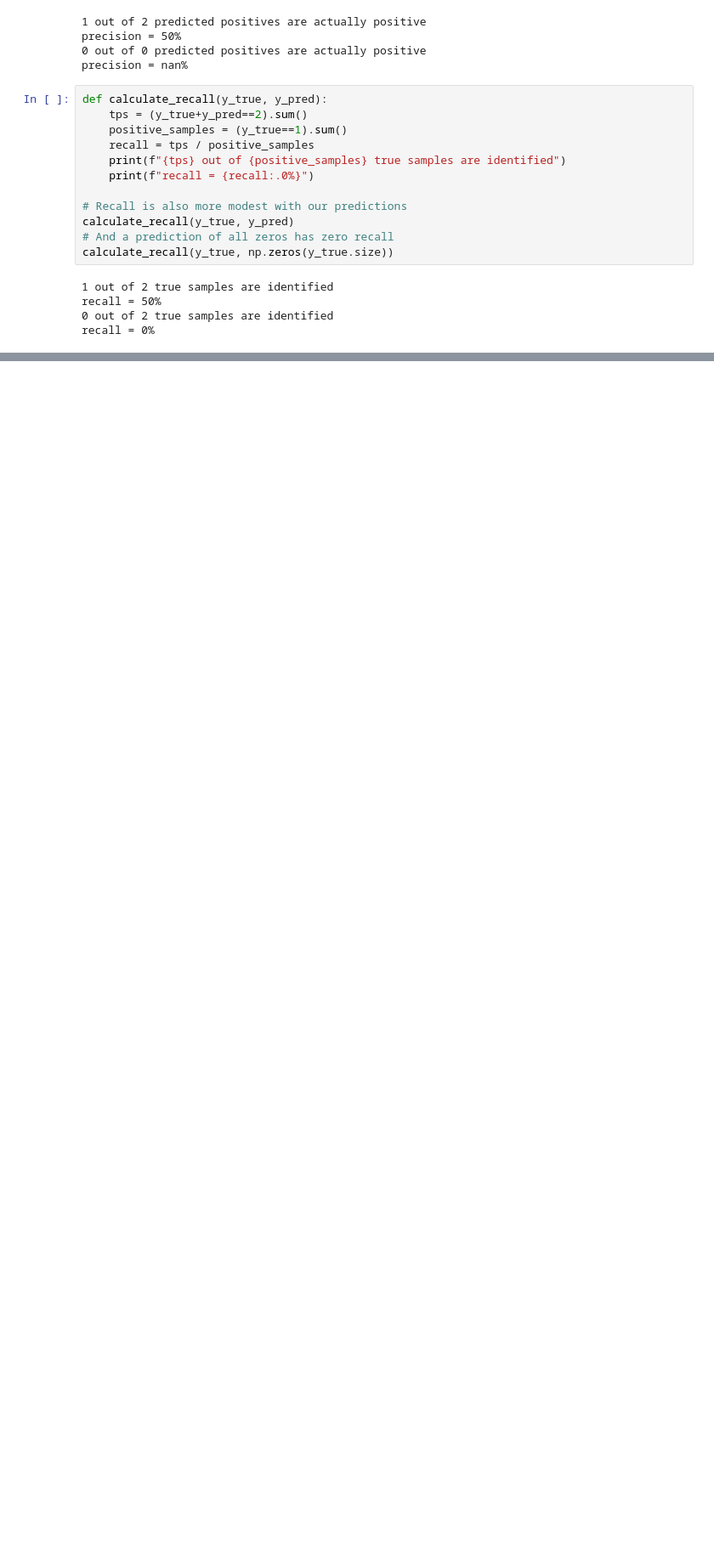
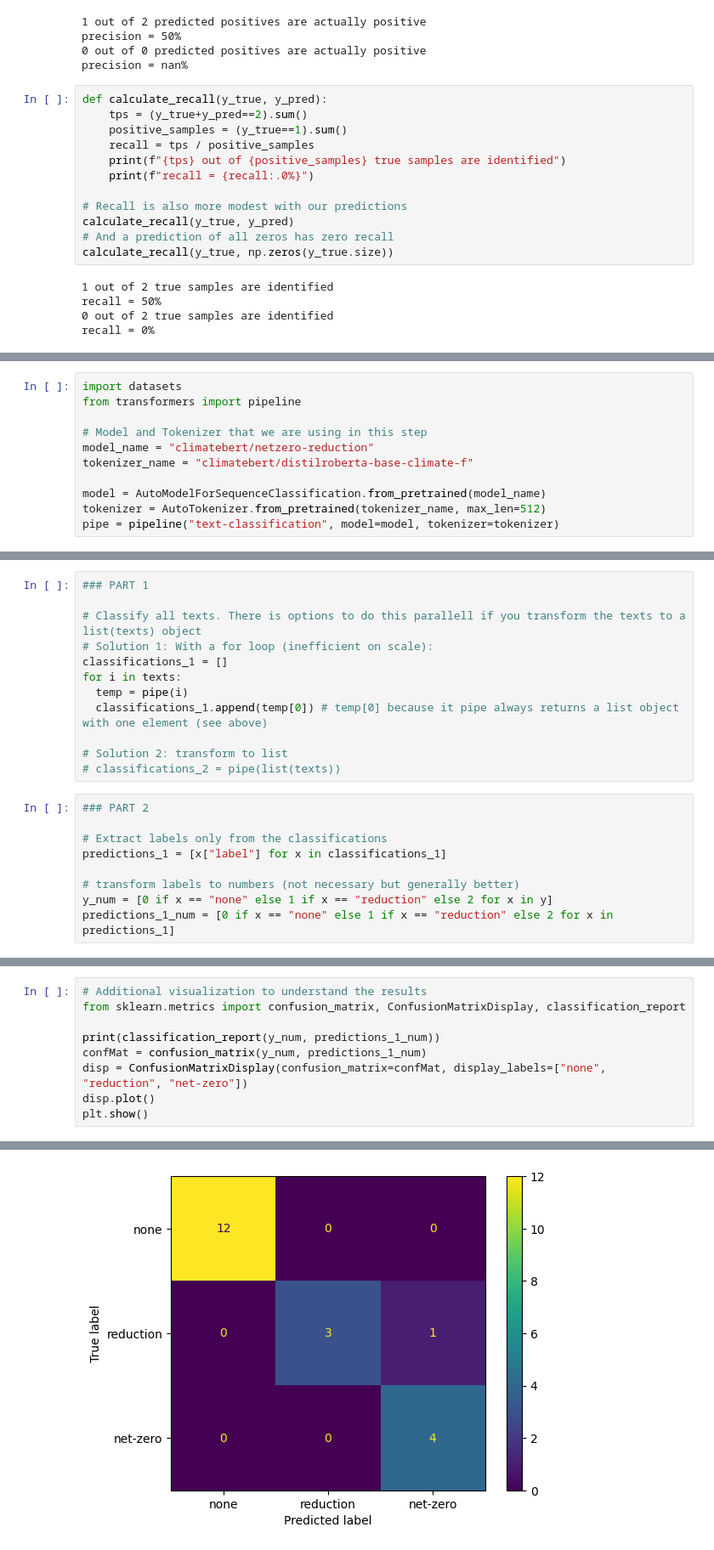
Before and after one commit to climatechange-ai-tutorials/nlp-policy-analysis, a Jupyter notebook: part1_evidence_synthesis.ipynb, the cells around one changed output, grey strips where cells are left out. Shown: that part at 85% size. Saved outputs shown, nothing was run; the diff lists cells and outputs as text; blank space fills up the shorter version.

```diff
--- a/part1_evidence_synthesis.ipynb
+++ b/part1_evidence_synthesis.ipynb
@@ -939,0 +1091,11 @@ recall = 0%
+# %%
+import datasets
+from transformers import pipeline
+
+# Model and Tokenizer that we are using in this step
+model_name = "climatebert/netzero-reduction"
+tokenizer_name = "climatebert/distilroberta-base-climate-f"
+
+model = AutoModelForSequenceClassification.from_pretrained(model_name)
+tokenizer = AutoTokenizer.from_pretrained(tokenizer_name, max_len=512)
+pipe = pipeline("text-classification", model=model, tokenizer=tokenizer)
@@ -939,0 +1113,21 @@ recall = 0%
+# %%
+### PART 1
+
+# Classify all texts. There is options to do this parallell if you transform the texts to a list(texts) object
+# Solution 1: With a for loop (inefficient on scale):
+classifications_1 = []
+for i in texts:
+  temp = pipe(i)
+  classifications_1.append(temp[0]) # temp[0] because it pipe always returns a list object with one element (see above)
+
+# Solution 2: transform to list
+# classifications_2 = pipe(list(texts))
+# %%
+### PART 2
+
+# Extract labels only from the classifications
+predictions_1 = [x["label"] for x in classifications_1]
+
+# transform labels to numbers (not necessary but generally better)
+y_num = [0 if x == "none" else 1 if x == "reduction" else 2 for x in y]
+predictions_1_num = [0 if x == "none" else 1 if x == "reduction" else 2 for x in predictions_1]
@@ -939,0 +1154,10 @@ recall = 0%
+# %%
+# Additional visualization to understand the results
+from sklearn.metrics import confusion_matrix, ConfusionMatrixDisplay, classification_report
+
+print(classification_report(y_num, predictions_1_num))
+confMat = confusion_matrix(y_num, predictions_1_num)
+disp = ConfusionMatrixDisplay(confusion_matrix=confMat, display_labels=["none", "reduction", "net-zero"])
+disp.plot()
+plt.show()
+# %% [output]
@@ -939,0 +1173 @@ recall = 0%
+[figure, added]
```
Also changed, not shown: parts of 64 cells of this notebook, 1 other file.
